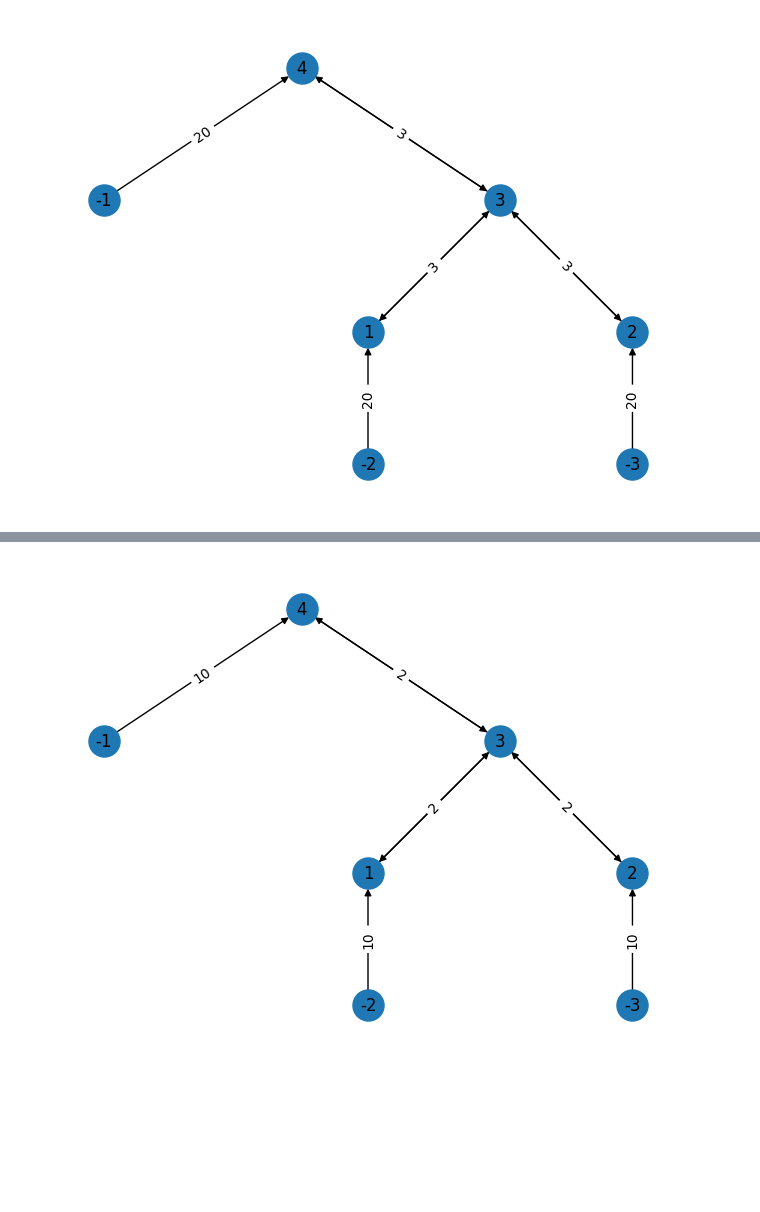
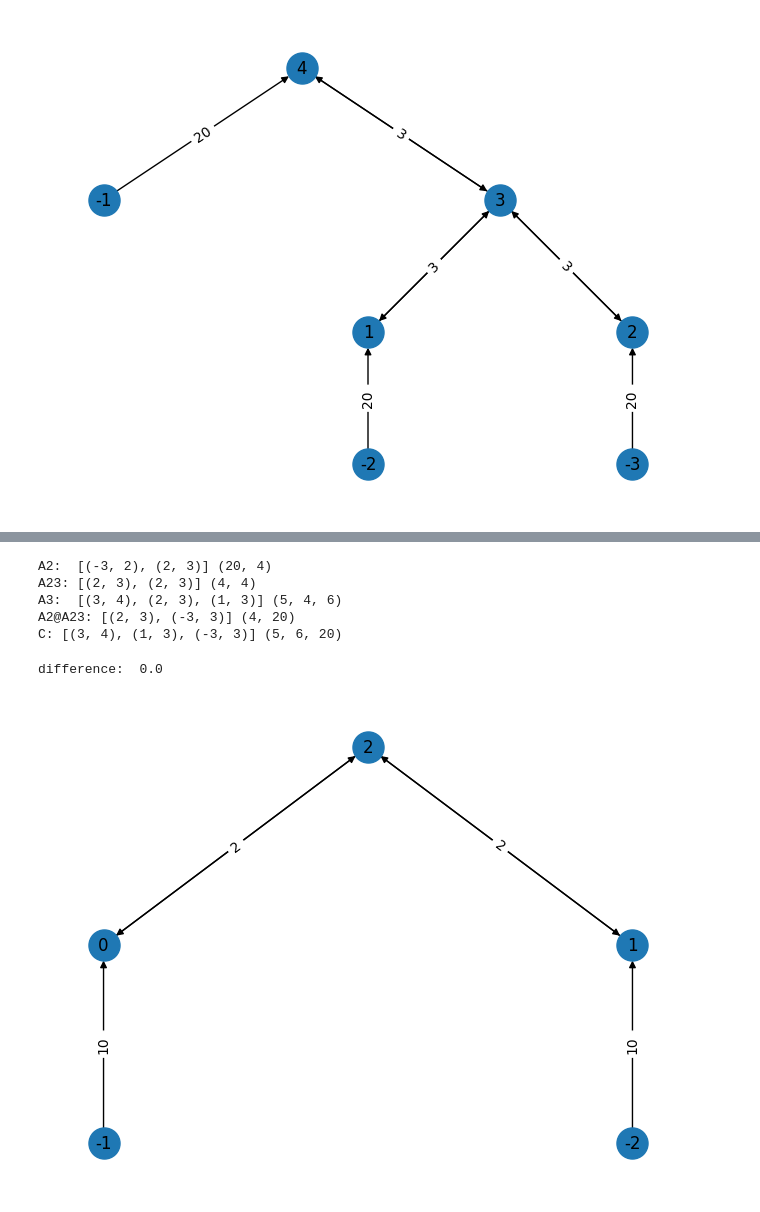
Before and after one commit to roman-ellerbrock/pyQuTree, a Jupyter notebook: ttnopt.ipynb, the cells around one changed output, grey strips where cells are left out. Saved outputs shown, nothing was run; the diff lists cells and outputs as text; code cells hidden in the pictures; blank space fills up the shorter version.

Commit message:
Added kinetic energy operator cross approximation and tn contraction.

```diff
--- a/ttnopt.ipynb
+++ b/ttnopt.ipynb
@@ -115,5 +87,46 @@ plot_tree(G)
-# %%
-tn = balanced_tree(3, 2, 10)
-plot_tree(tn)
-# %% [output]
-[figure, removed]
+# %%
+edge = (2, 3)
+
+t2 = np.arange(20*4).reshape((20, 4))
+t23 = np.arange(4*4).reshape((4, 4))
+t3 = np.arange(5*4*6).reshape((5, 4, 6))
+
+A2 = quTensor(t2, [(-3, 2), (2, 3)])
+A23 = quTensor(t23, [(2, 3), (3, 2)])
+A3 = quTensor(t3, [(3, 4), (2, 3), (1, 3)])
+
+B = tensordot(A23, A2, edge)
+
+print('A2: ', A2.edges, A2.shape)
+print('A23:', A23.edges, A23.shape)
+print('A3: ', A3.edges, A3.shape)
+print('A2@A23:', B.edges, B.shape)
+C = tensordot(A3, B, edge)
+print('C:', C.edges, C.shape)
+# %% [output]
+A2:  [(-3, 2), (2, 3)] (20, 4)
+A23: [(2, 3), (2, 3)] (4, 4)
+A3:  [(3, 4), (2, 3), (1, 3)] (5, 4, 6)
+A2@A23: [(2, 3), (-3, 3)] (4, 20)
+C: [(3, 4), (1, 3), (-3, 3)] (5, 6, 20)
+# %%
+N = 10
+r = 2
+f = 2
+# compress manually
+A0 = np.arange(N * r).reshape((N, r))
+A2 = np.arange(r*r).reshape((r, r))
+B = np.tensordot(A0, A2, axes=([1], [0]))
+
+A1 = np.arange(N * r).reshape((N, r))
+C = np.tensordot(B, A1, axes=([1], [1]))
+
+G = balanced_tree(f, r, N)
+G = create_tensors(G, np.arange, 'A')
+plot_tree(G)
+F = contract(G)
+x = F.nodes[2]['A']
+print('difference: ', np.linalg.norm(C - x))
+# %% [output]
+difference:  0.0
+[figure, added]
```
Also changed, not shown: parts of 9 cells of this notebook, 10 other files.
